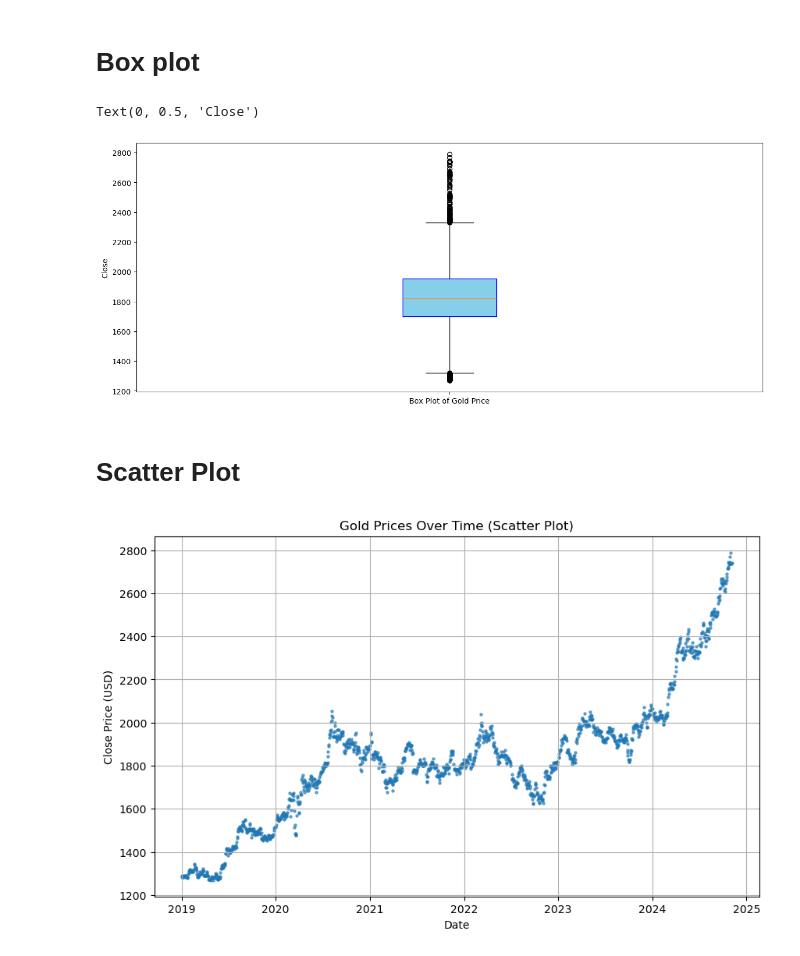
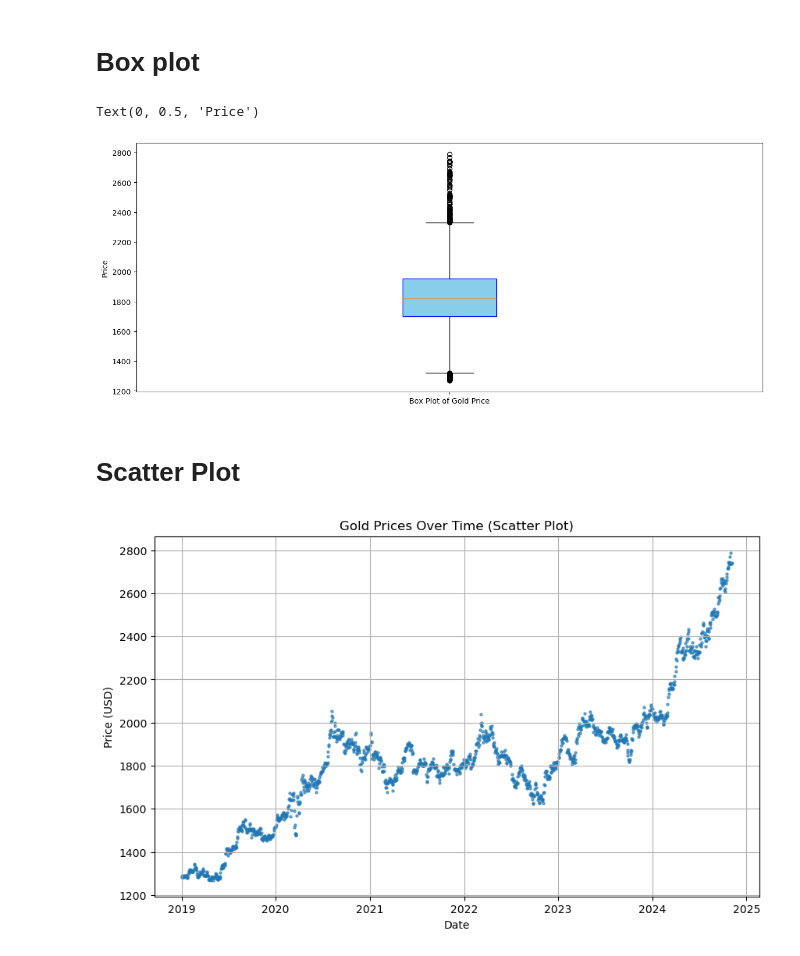
Before and after one commit to trungngothanh13/-STAT3013.-P12_Nhom2-, a Jupyter notebook: I. Common items/gc=f_statistic.ipynb, the cells around one changed output. Cells and saved outputs as stored; diff of their text form; code cells hidden in the pictures.

Commit message:
common items and 3 dataset

```diff
--- a/I. Common items/gc=f_statistic.ipynb
+++ b/I. Common items/gc=f_statistic.ipynb
@@ -2,7 +2,7 @@
 import pandas as pd
 import matplotlib.pyplot as plt
 # %%
-df = pd.read_csv('dataset/cleaned_gc=f.csv')
+df = pd.read_csv('../dataset/cleaned_gc=f.csv')
 # %%
 df = df.drop(columns=['Unnamed: 0'])
 # %%
@@ -76,23 +76,23 @@ data = df['Close']
 plt.boxplot(data, labels=['Box Plot of Gold Price'], patch_artist=True, boxprops=dict(facecolor='skyblue', color='blue'),)
 
 
-plt.ylabel('Close')
+plt.ylabel('Price')
 # %% [output]
-Text(0, 0.5, 'Close')
+Text(0, 0.5, 'Price')
 [figure]
 # %% [markdown]
 # Scatter Plot
 # %%
 # Convert 'Date' column to datetime format
 df['Date'] = pd.to_datetime(df['Date'])
 
 # Plotting the scatter plot
 plt.figure(figsize=(10, 6))
 plt.scatter(df['Date'], df['Close'], s=5, alpha=0.6)  # Using small points for scatter plot effect
 plt.title("Gold Prices Over Time (Scatter Plot)")
 plt.xlabel("Date")
-plt.ylabel("Close Price (USD)")
+plt.ylabel("Price (USD)")
 plt.grid(True)
 plt.show()
 # %% [output]
-[figure, old version]
+[figure, new version]
```
Also changed, not shown: parts of 1 cell of this notebook, 11 other files.
